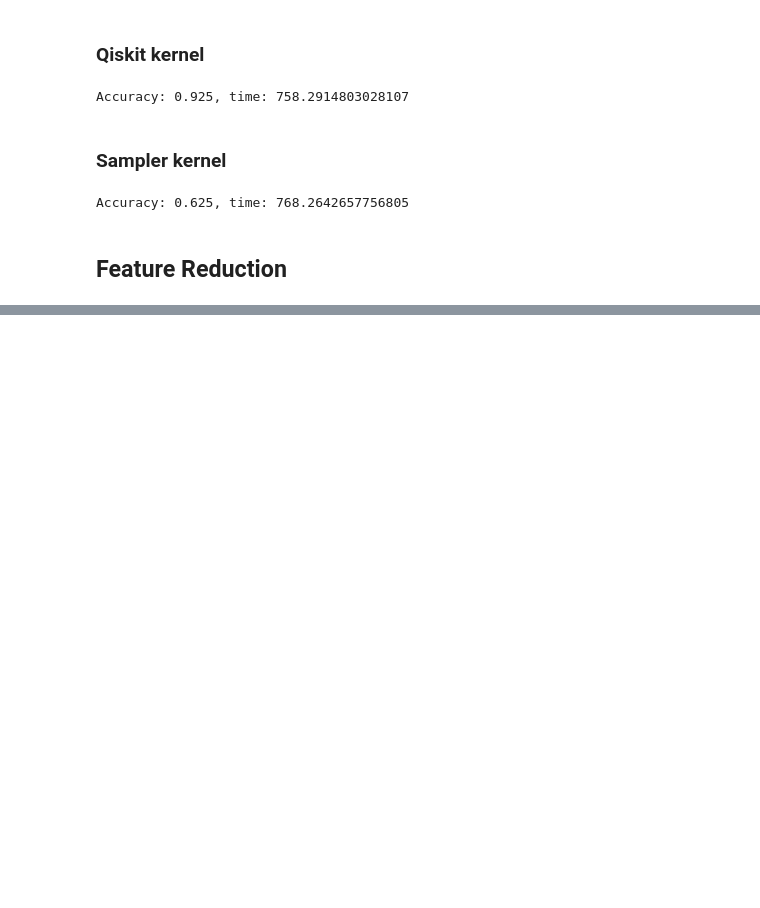
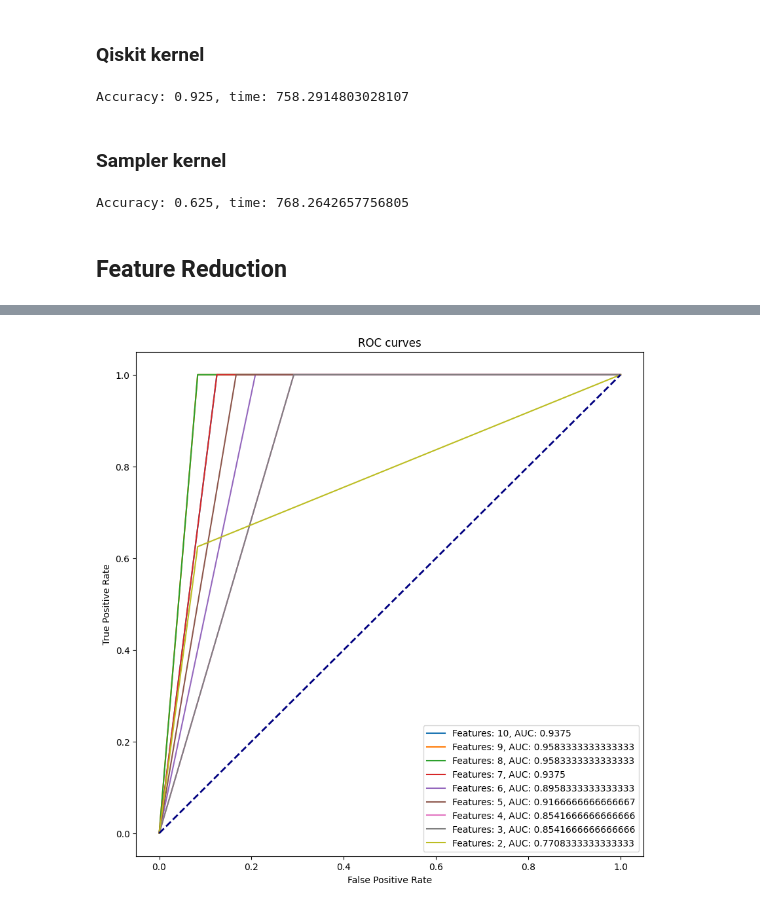
Before and after one commit to Brusa99/EntanglementDetectionQML, a Jupyter notebook: qsvm/qsvm_haar_obs.ipynb, the cells around one changed output, grey strips where cells are left out. Drawn from its saved outputs; the diff is of its cells as text; code cells hidden in the pictures; blank space fills up the shorter version.

```diff
--- a/qsvm/qsvm_haar_obs.ipynb
+++ b/qsvm/qsvm_haar_obs.ipynb
@@ -277,0 +347,23 @@ plot_results(features, times, accuracy)
+# %%
+import matplotlib.pyplot as plt
+from sklearn.metrics import roc_curve, auc
+
+fprs, tprs, aucs = [], [], []
+for prediction in predictions:
+    fpr, tpr, _ = roc_curve(y_test, prediction)
+    fprs.append(fpr)
+    tprs.append(tpr)
+    aucs.append(auc(fpr, tpr))
+
+plt.figure(figsize=(10, 10))
+for i in range(len(fprs)):
+    plt.plot(fprs[i], tprs[i], label=f"Features: {features[i]}, AUC: {aucs[i]}")
+
+plt.plot([0, 1], [0, 1], color='navy', lw=2, linestyle='--')
+plt.xlabel('False Positive Rate')
+plt.ylabel('True Positive Rate')
+plt.title('ROC curves')
+plt.legend()
+plt.show()
+# %% [output]
+[figure, added]
```
Also changed, not shown: parts of 5 cells of this notebook.
